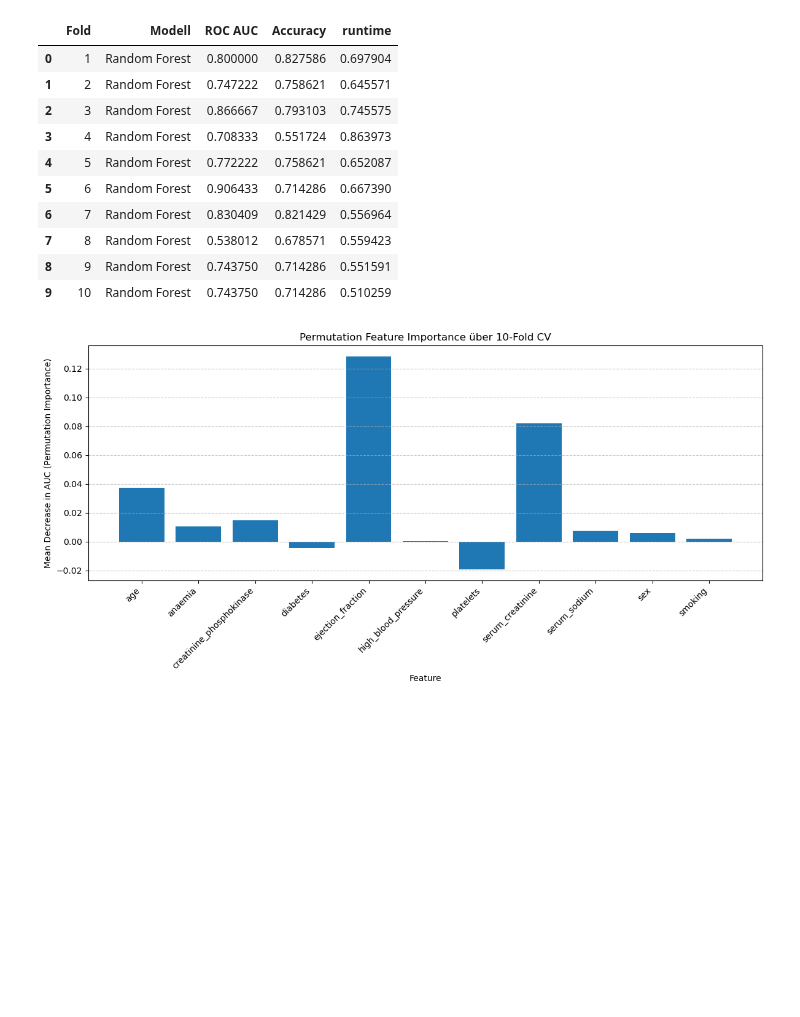
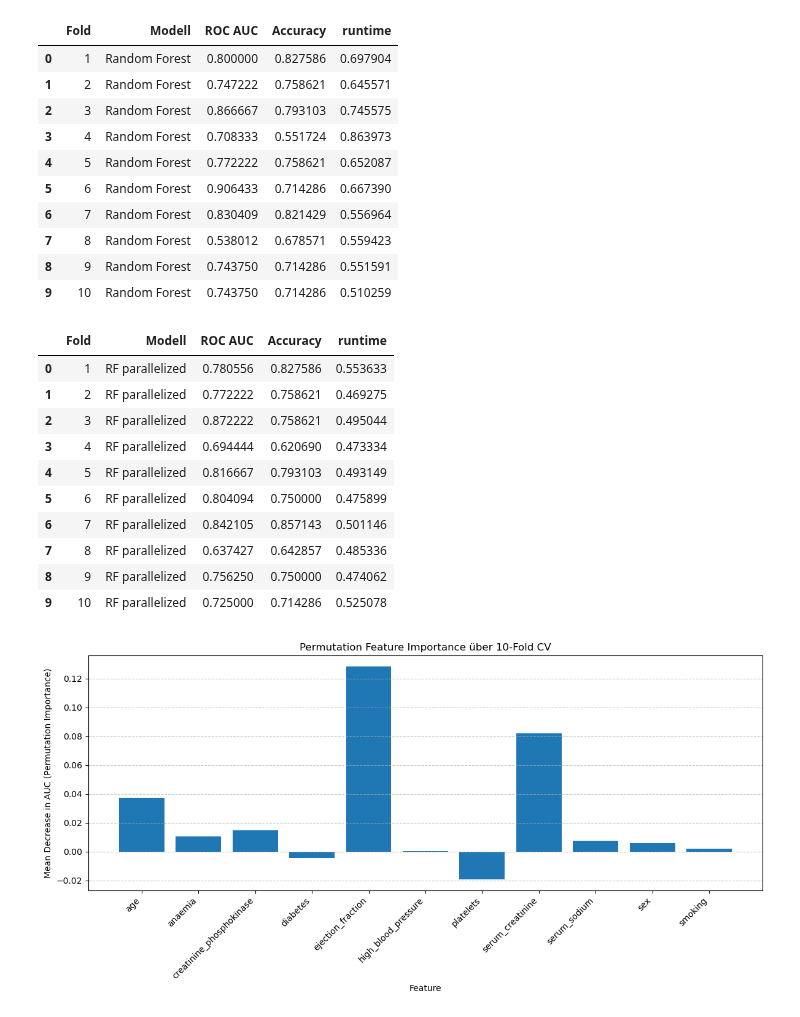
Before and after one commit to FelixFritz02/MasterKL, a Jupyter notebook: AI Numerics/Data Challenge/random_forest.ipynb, the cells around one changed output. Drawn from its saved outputs; the diff is of its cells as text; code cells hidden in the pictures; blank space fills up the shorter version.

Commit message:
random forest parallelized -  funzt aber nicht gut

```diff
--- a/AI Numerics/Data Challenge/random_forest.ipynb
+++ b/AI Numerics/Data Challenge/random_forest.ipynb
@@ -85,3 +85,40 @@ model_evaluation
 | 9 | 10 | Random Forest | 0.743750 | 0.714286 | 0.510259 |
 # %%
 model_evaluation.to_pickle('model_evaluation/Random_Forest.pkl')
+# %%
+from sklearn.ensemble import RandomForestClassifier
+
+hyperparams_RF = {
+    'criterion' : ['gini', 'entropy'],
+    'max_depth' : [None, 5, 10, 20],
+    'n_estimators' : [20,50,100]
+}
+
+grid_RF = GridSearchCV(
+    estimator=RandomForestClassifier(n_jobs = -1),
+    param_grid=hyperparams_RF,
+    scoring='roc_auc',  # Beispiel für mehrklassige AUC
+    cv=inner_cv,                     # innere CV (z.B. 3-fach)
+)
+scores_RF = cross_validate(grid_RF, X=X, y=y, cv=outer_cv, scoring=["roc_auc", "accuracy"], return_train_score=True)
+# %%
+df = pd.DataFrame(scores_RF)
+# %%
+model_evaluation = pd.DataFrame({"Fold": range(1, 11)})
+model_evaluation['Modell'] = ['RF parallelized'] * 10
+model_evaluation['ROC AUC'] = df['test_roc_auc']
+model_evaluation['Accuracy'] = df['test_accuracy']
+model_evaluation["runtime"] = df["fit_time"]/24
+model_evaluation
+# %% [output]
+|  | Fold | Modell | ROC AUC | Accuracy | runtime |
+| 0 | 1 | RF parallelized | 0.780556 | 0.827586 | 0.553633 |
+| 1 | 2 | RF parallelized | 0.772222 | 0.758621 | 0.469275 |
+| 2 | 3 | RF parallelized | 0.872222 | 0.758621 | 0.495044 |
+| 3 | 4 | RF parallelized | 0.694444 | 0.620690 | 0.473334 |
+| 4 | 5 | RF parallelized | 0.816667 | 0.793103 | 0.493149 |
+| 5 | 6 | RF parallelized | 0.804094 | 0.750000 | 0.475899 |
+| 6 | 7 | RF parallelized | 0.842105 | 0.857143 | 0.501146 |
+| 7 | 8 | RF parallelized | 0.637427 | 0.642857 | 0.485336 |
+| 8 | 9 | RF parallelized | 0.756250 | 0.750000 | 0.474062 |
+| 9 | 10 | RF parallelized | 0.725000 | 0.714286 | 0.525078 |
```
Also changed, not shown: parts of 3 cells of this notebook, 2 other files.
